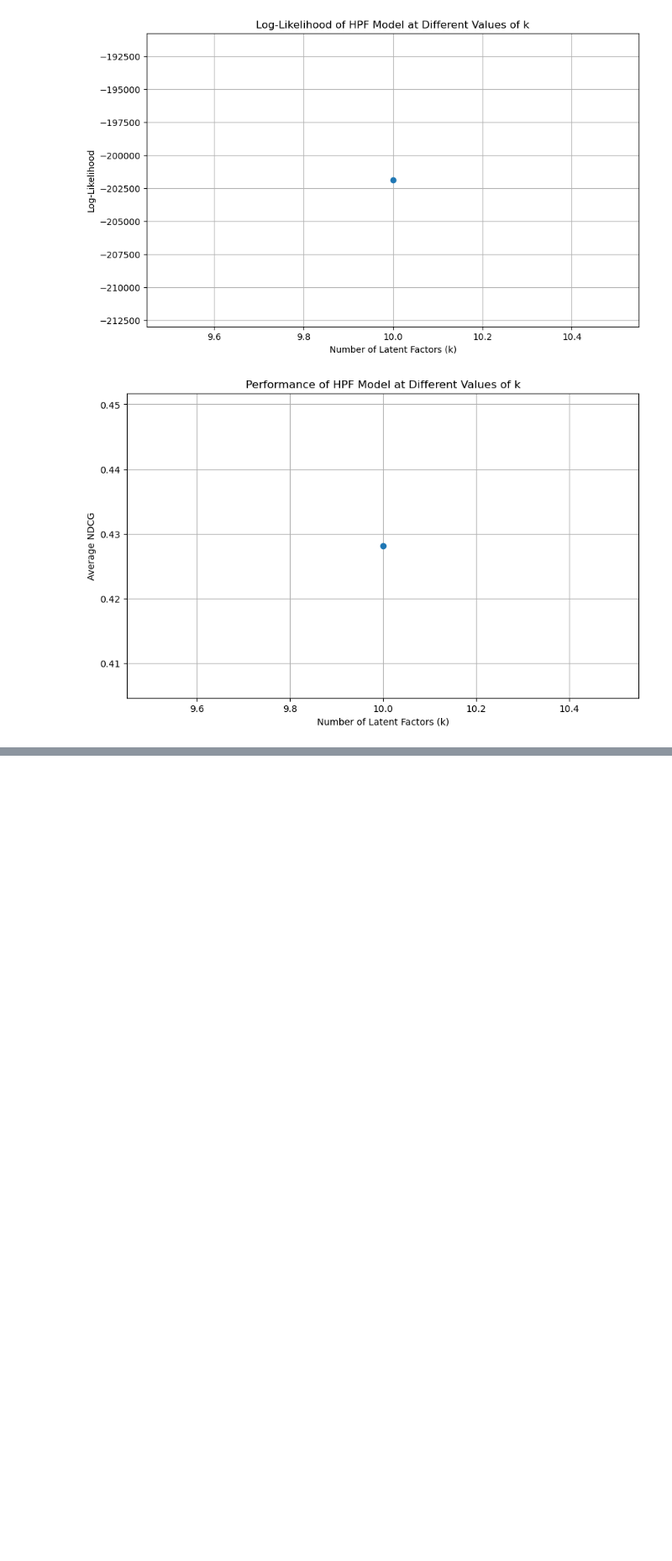
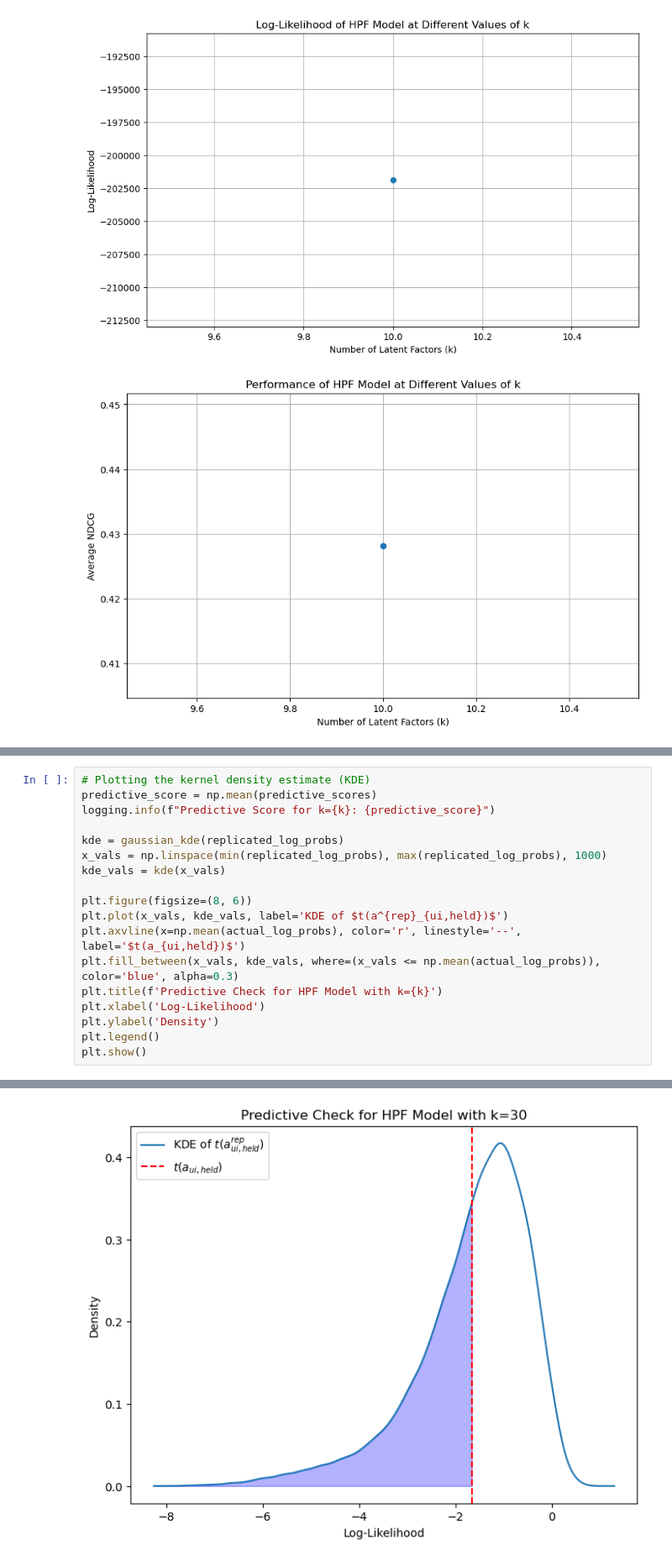
Before and after one commit to SStokroos/NEW, a Jupyter notebook: zelf/HPF/test.ipynb, the cells around one changed output, grey strips where cells are left out. Shown at 84% size. Cells and saved outputs as stored; diff of their text form; blank space fills up the shorter version.

Commit message:
predictve check added

```diff
--- a/zelf/HPF/test.ipynb
+++ b/zelf/HPF/test.ipynb
@@ -563,0 +900,19 @@ Predictive Score for k=10: 0.0
+# %%
+# Plotting the kernel density estimate (KDE)
+predictive_score = np.mean(predictive_scores)
+logging.info(f"Predictive Score for k={k}: {predictive_score}")
+
+kde = gaussian_kde(replicated_log_probs)
+x_vals = np.linspace(min(replicated_log_probs), max(replicated_log_probs), 1000)
+kde_vals = kde(x_vals)
+
+plt.figure(figsize=(8, 6))
+plt.plot(x_vals, kde_vals, label='KDE of $t(a^{rep}_{ui,held})$')
+plt.axvline(x=np.mean(actual_log_probs), color='r', linestyle='--', label='$t(a_{ui,held})$')
+plt.fill_between(x_vals, kde_vals, where=(x_vals <= np.mean(actual_log_probs)), color='blue', alpha=0.3)
+plt.title(f'Predictive Check for HPF Model with k={k}')
+plt.xlabel('Log-Likelihood')
+plt.ylabel('Density')
+plt.legend()
+plt.show()
+# %% [output]
@@ -563,0 +920 @@ Predictive Score for k=10: 0.0
+[figure, added]
```
Also changed, not shown: parts of 3 cells of this notebook, 4 other files.
